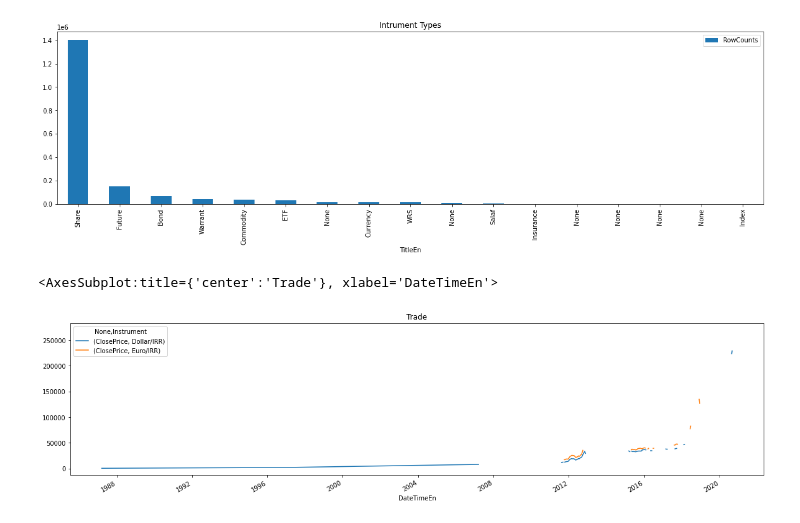
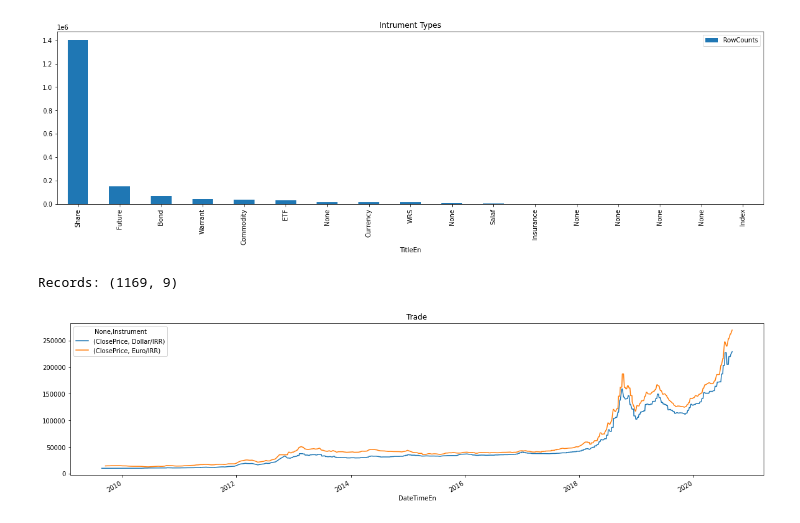
Before and after one commit to h-nargesi/Stock-Estimation, a Jupyter notebook: Jiringi/Python/data-noise.ipynb, the cells around one changed output. Saved outputs shown, nothing was run; the diff lists cells and outputs as text; code cells hidden in the pictures.

```diff
--- a/Jiringi/Python/data-noise.ipynb
+++ b/Jiringi/Python/data-noise.ipynb
@@ -32,11 +38,11 @@ rides.plot(title='Intrument Types', x='TitleEn', y='RowCounts', kind='bar', figs
 # %%
 import codes.handlers as hd
 
-rides = hd.ReadPanda('trade-graph', ("17321, 17322", 10, 0, 450000,))
-# 'OpenPrice', 'LowPrice', 'HighPrice',
-rides = rides.pivot(index='DateTimeEn', columns='Instrument', values=['ClosePrice'])
-# print(rides.columns)
-rides.plot(title='Trade', kind='line', figsize=(20, 5))
+rides = hd.ReadPanda('trade-graph', ("17321, 17322", 10, 100, None,))
+print("Records:", rides.shape)
+if rides.size > 0:
+    rides = rides.pivot(index='DateTimeEn', columns='Instrument', values=['ClosePrice'])
+    rides.plot(title='Trade', kind='line', figsize=(20, 5))
 # %% [output]
-<AxesSubplot:title={'center':'Trade'}, xlabel='DateTimeEn'>
+Records: (1169, 9)
-[figure, old version]
+[figure, new version]
```
Also changed, not shown: parts of 3 cells of this notebook, 4 other files.
